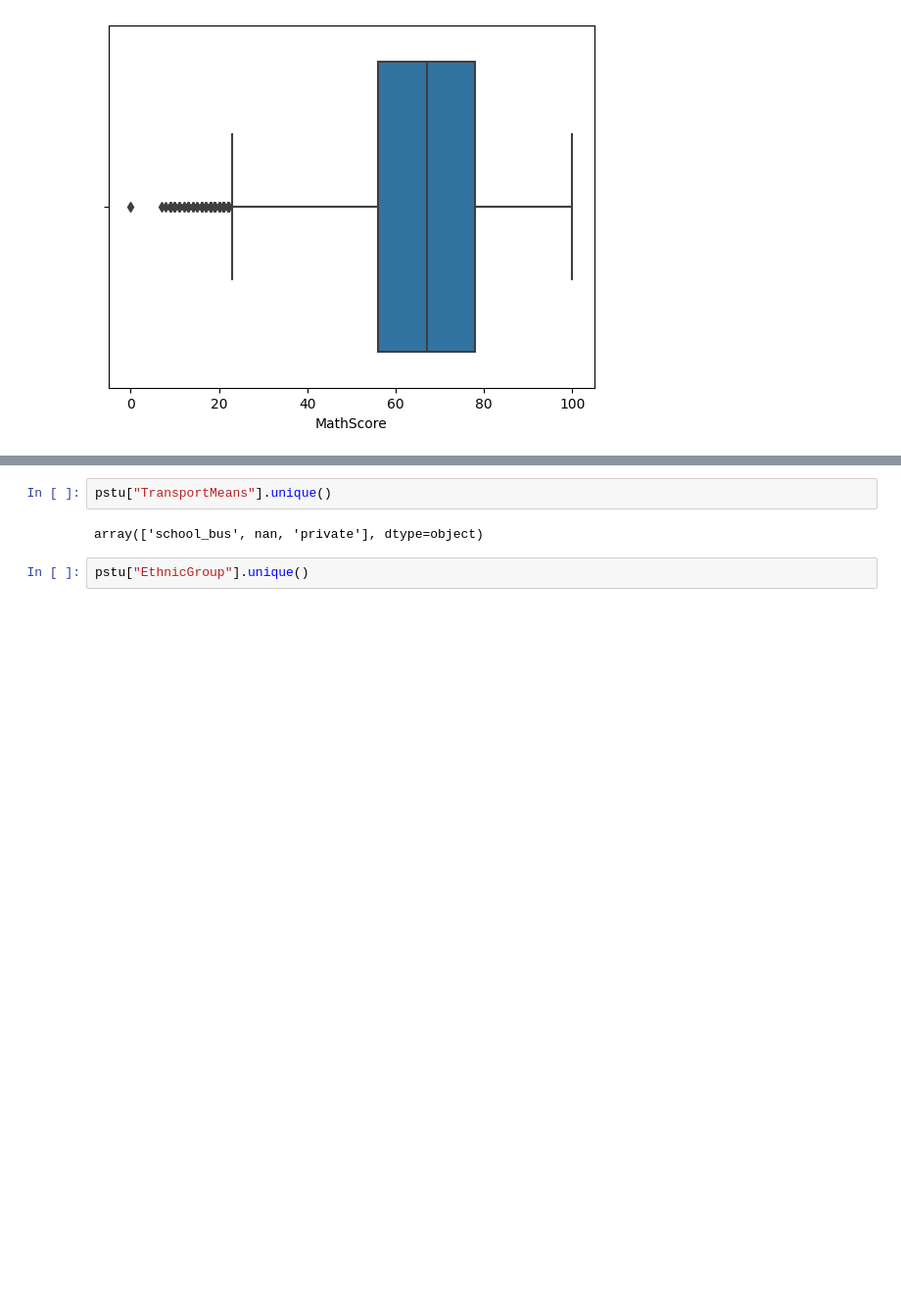
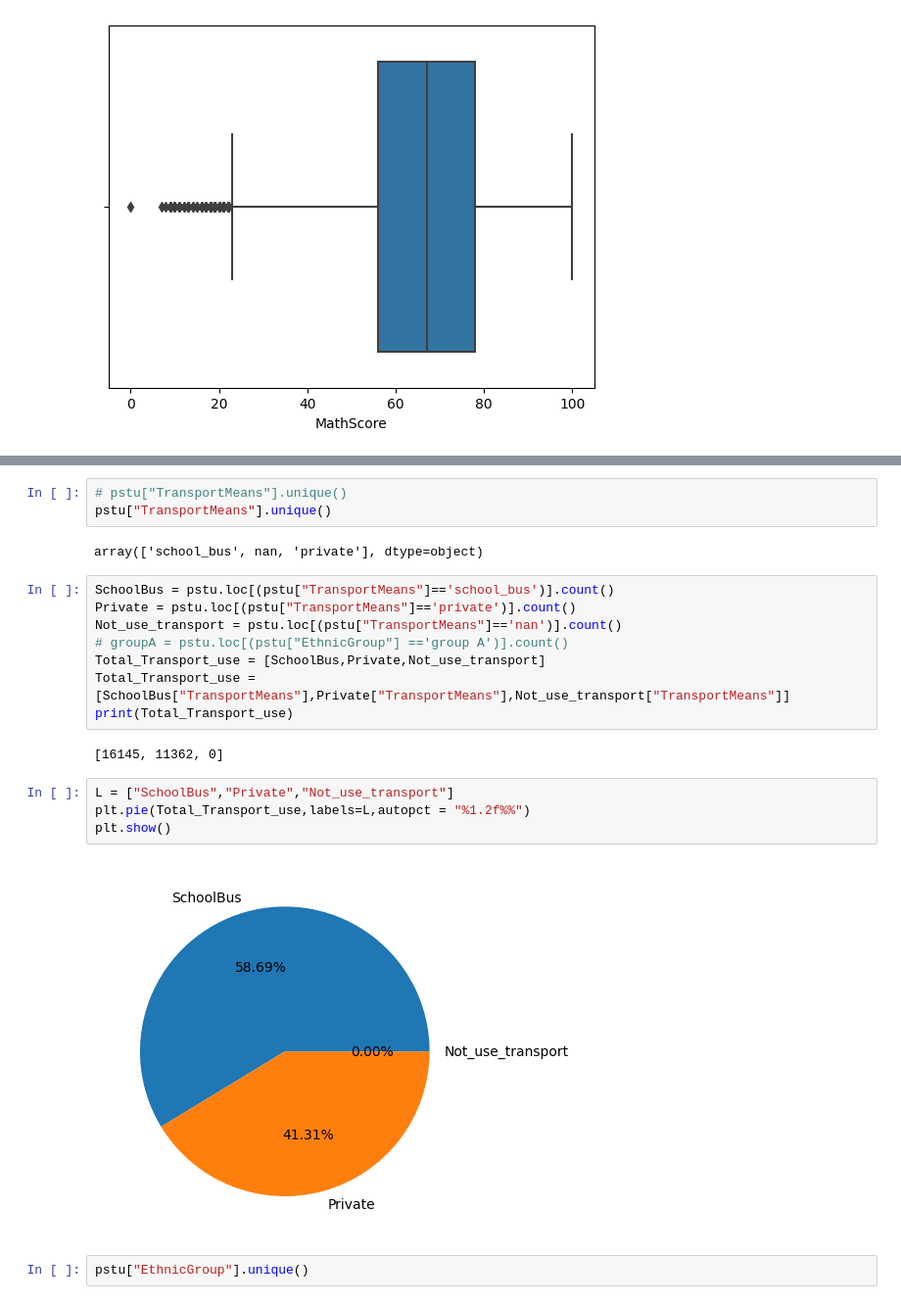
Before and after one commit to rajib-ahmed98/Python-Data-Analysis, a Jupyter notebook: Student Project 1.ipynb, the cells around one changed output, grey strips where cells are left out. Shown: that part at 98% size. Drawn from its saved outputs; the diff is of its cells as text; blank space fills up the shorter version.

```diff
--- a/Student Project 1.ipynb
+++ b/Student Project 1.ipynb
@@ -233,9 +233,26 @@ pstu.head(5)
 | 3 | 3 | male | group A | associate's degree | free/reduced | none | married | never | ... |
 | 4 | 4 | male | group C | some college | standard | none | married | sometimes | ... |
 # %%
+# pstu["TransportMeans"].unique()
 pstu["TransportMeans"].unique()
 # %% [output]
 array(['school_bus', nan, 'private'], dtype=object)
+# %%
+SchoolBus = pstu.loc[(pstu["TransportMeans"]=='school_bus')].count()
+Private = pstu.loc[(pstu["TransportMeans"]=='private')].count()
+Not_use_transport = pstu.loc[(pstu["TransportMeans"]=='nan')].count()
+# groupA = pstu.loc[(pstu["EthnicGroup"] =='group A')].count()
+Total_Transport_use = [SchoolBus,Private,Not_use_transport]
+Total_Transport_use = [SchoolBus["TransportMeans"],Private["TransportMeans"],Not_use_transport["TransportMeans"]]
+print(Total_Transport_use)
+# %% [output]
+[16145, 11362, 0]
+# %%
+L = ["SchoolBus","Private","Not_use_transport"]
+plt.pie(Total_Transport_use,labels=L,autopct = "%1.2f%%")
+plt.show()
+# %% [output]
+[figure, added]
 # %%
 pstu["EthnicGroup"].unique()
 # %% [output]
```
Also changed, not shown: parts of 9 cells of this notebook.
